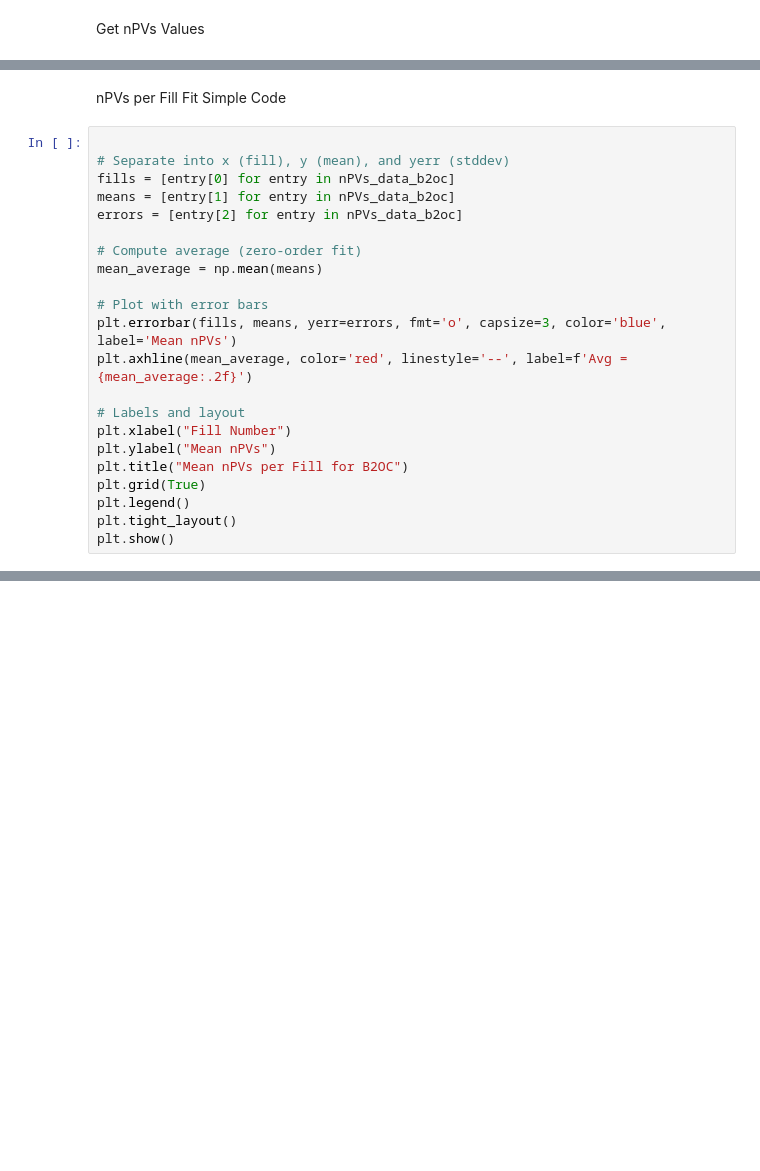
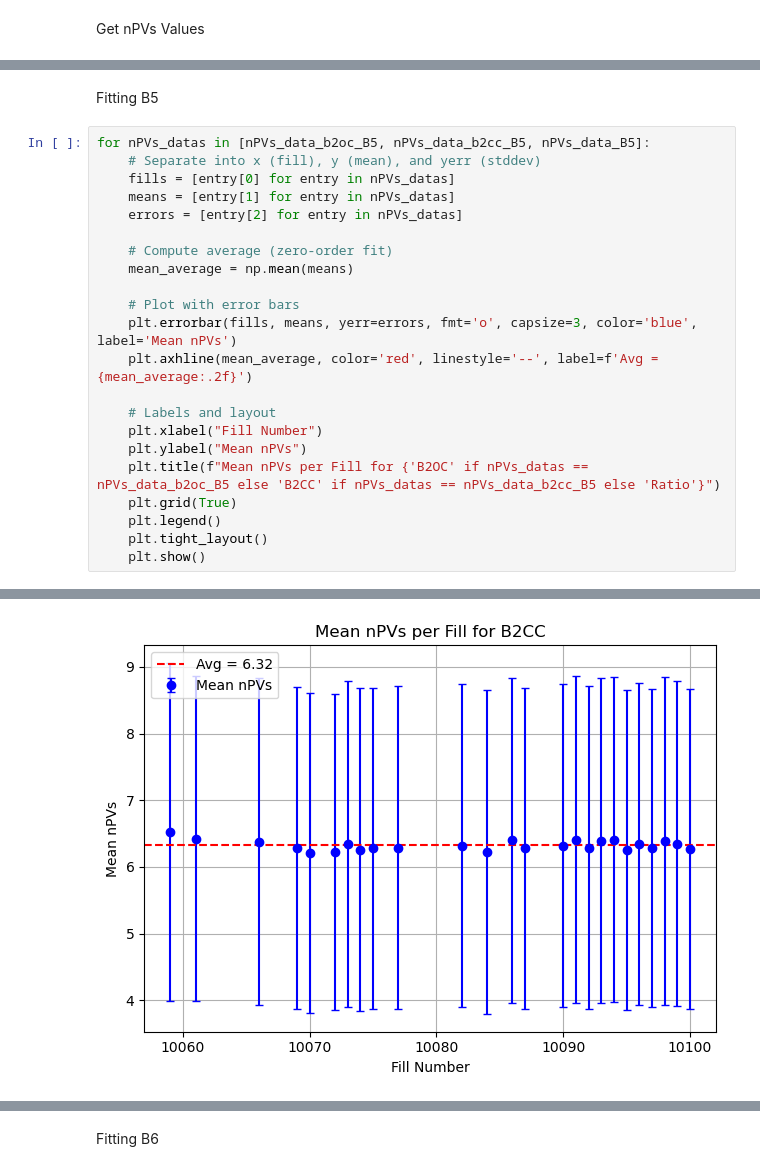
Before and after one commit to yasinghasmi/Bplus_TimeStability_LHCb, a Jupyter notebook: nPV_per_fill.ipynb, the cells around one changed output, grey strips where cells are left out. Drawn from its saved outputs; the diff is of its cells as text; blank space fills up the shorter version.

```diff
--- a/nPV_per_fill.ipynb
+++ b/nPV_per_fill.ipynb
@@ -380,26 +93,27 @@ nPVs_data = [
-# %% [markdown]
-nPVs per Fill Fit Simple Code
+# %% [markdown]
+Fitting B5
 # %%
+for nPVs_datas in [nPVs_data_b2oc_B5, nPVs_data_b2cc_B5, nPVs_data_B5]:
+    # Separate into x (fill), y (mean), and yerr (stddev)
+    fills = [entry[0] for entry in nPVs_datas]
+    means = [entry[1] for entry in nPVs_datas]
+    errors = [entry[2] for entry in nPVs_datas]
 
-# Separate into x (fill), y (mean), and yerr (stddev)
-fills = [entry[0] for entry in nPVs_data_b2oc]
-means = [entry[1] for entry in nPVs_data_b2oc]
-errors = [entry[2] for entry in nPVs_data_b2oc]
+    # Compute average (zero-order fit)
+    mean_average = np.mean(means)
 
-# Compute average (zero-order fit)
-mean_average = np.mean(means)
+    # Plot with error bars
+    plt.errorbar(fills, means, yerr=errors, fmt='o', capsize=3, color='blue', label='Mean nPVs')
+    plt.axhline(mean_average, color='red', linestyle='--', label=f'Avg = {mean_average:.2f}')
 
-# Plot with error bars
-plt.errorbar(fills, means, yerr=errors, fmt='o', capsize=3, color='blue', label='Mean nPVs')
-plt.axhline(mean_average, color='red', linestyle='--', label=f'Avg = {mean_average:.2f}')
-
-# Labels and layout
-plt.xlabel("Fill Number")
-plt.ylabel("Mean nPVs")
-plt.title("Mean nPVs per Fill for B2OC")
-plt.grid(True)
-plt.legend()
-plt.tight_layout()
-plt.show()
+    # Labels and layout
+    plt.xlabel("Fill Number")
+    plt.ylabel("Mean nPVs")
+    plt.title(f"Mean nPVs per Fill for {'B2OC' if nPVs_datas == nPVs_data_b2oc_B5 else 'B2CC' if nPVs_datas == nPVs_data_b2cc_B5 else 'Ratio'}")
+    plt.grid(True)
+    plt.legend()
+    plt.tight_layout()
+    plt.show()
 # %% [output]
 [figure]
+[figure, added]
@@ -406 +121,3 @@ plt.show()
+# %% [markdown]
+Fitting B6
 # %%
```
Also changed, not shown: parts of 15 cells of this notebook, 3 other files.
